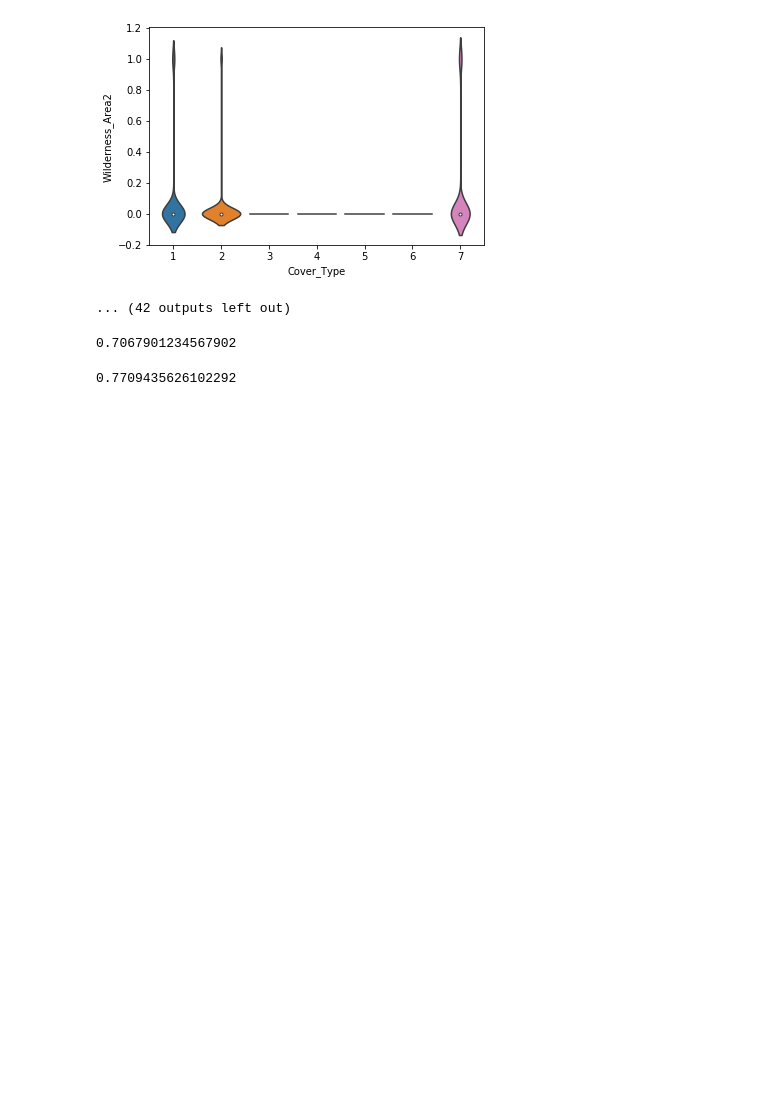
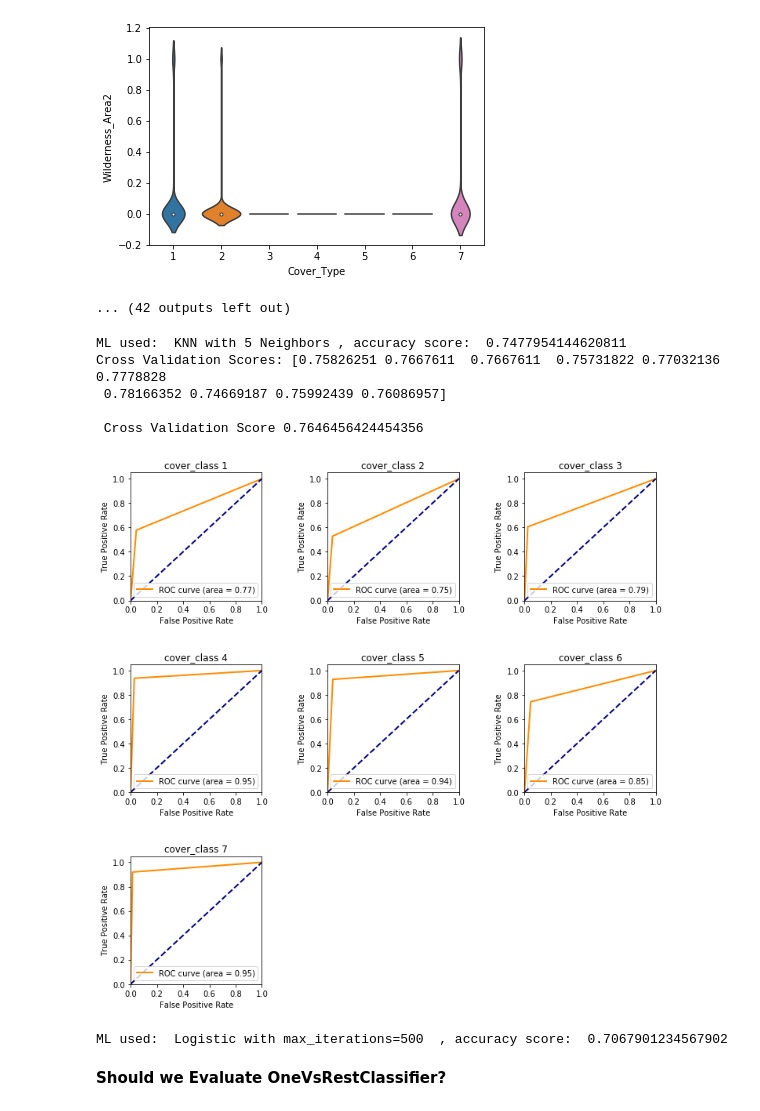
Before and after one commit to valmeau/w07-final-project, a Jupyter notebook: notebooks/final_project_baseline_Prabhu.ipynb, the cells around one changed output. Drawn from its saved outputs; the diff is of its cells as text; code cells hidden in the pictures; blank space fills up the shorter version.

```diff
--- a/notebooks/final_project_baseline_Prabhu.ipynb
+++ b/notebooks/final_project_baseline_Prabhu.ipynb
@@ -140,13 +140,16 @@ for i in range(0,size):
 ... (42 outputs left out)
 # %%
 from sklearn.model_selection import train_test_split, GridSearchCV
-from sklearn.pipeline import Pipeline
-from sklearn.preprocessing import StandardScaler
 from sklearn.linear_model import LogisticRegression
 from sklearn.neighbors import KNeighborsClassifier
 from sklearn.metrics import accuracy_score, confusion_matrix
+from sklearn.preprocessing import label_binarize
 
 # 70% train, 30% test
+lable_classes = classes=[1, 2, 3,4,5,6,7]
+
+y_binarized = label_binarize(train_data['Cover_Type'], lable_classes)
+
 X_train, X_valid, y_train, y_valid = train_test_split(
-    train_data.drop('Cover_Type', axis=1), train_data['Cover_Type'],
+    train_data.drop('Cover_Type', axis=1), y_binarized,
     test_size=0.3, random_state=17)
@@ -153,3 +205,14 @@ X_train, X_valid, y_train, y_valid = train_test_split(
+# %%
+# KNN Neighborhood
+knn_classifier = KNeighborsClassifier(n_neighbors=5)
+ml_pipleline('KNN with 5 Neighbors', knn_classifier, X_train, y_train, X_valid, y_valid )
+# %% [output]
+ML used:  KNN with 5 Neighbors , accuracy score:  0.7477954144620811
+Cross Validation Scores: [0.75826251 0.7667611  0.7667611  0.75731822 0.77032136 0.7778828
+ 0.78166352 0.74669187 0.75992439 0.76086957]
+
+ Cross Validation Score 0.7646456424454356
+[figure, added]
 # %%
 # Logistic regression
 # AS this is a multi class problem, we have to use lbfgs
@@ -157,26 +220,8 @@ X_train, X_valid, y_train, y_valid = train_test_split(
 logit = LogisticRegression(C=1, solver='lbfgs', max_iter=500,
                            random_state=17, n_jobs=4,
                           multi_class='multinomial')
-
-logit_pipe = Pipeline([('scaler', StandardScaler()),
-                       ('logit', logit)])
-
-logit_pipe.fit(X_train, y_train)
-
-logit_val_pred = logit_pipe.predict(X_valid)
-
-accuracy_score(y_valid, logit_val_pred)
+ml_pipleline('Logistic with max_iterations=500 ', logit, X_train, y_train, X_valid, y_valid )
 # %% [output]
-0.7067901234567902
+ML used:  Logistic with max_iterations=500  , accuracy score:  0.7067901234567902
-# %%
-# KNN Neighborhood
-knn_classifier = KNeighborsClassifier(n_neighbors=5)
-knn_pipe = Pipeline([('scaler', StandardScaler()),
-                       ('knn', knn_classifier)])
-knn_pipe.fit(X_train, y_train)
-
-knn_val_pred = knn_pipe.predict(X_valid)
-
-accuracy_score(y_valid, knn_val_pred)
-# %% [output]
-0.7709435626102292
+# %% [markdown]
+**Should we Evaluate OneVsRestClassifier?**
```
Also changed, not shown: parts of 2 cells of this notebook.
